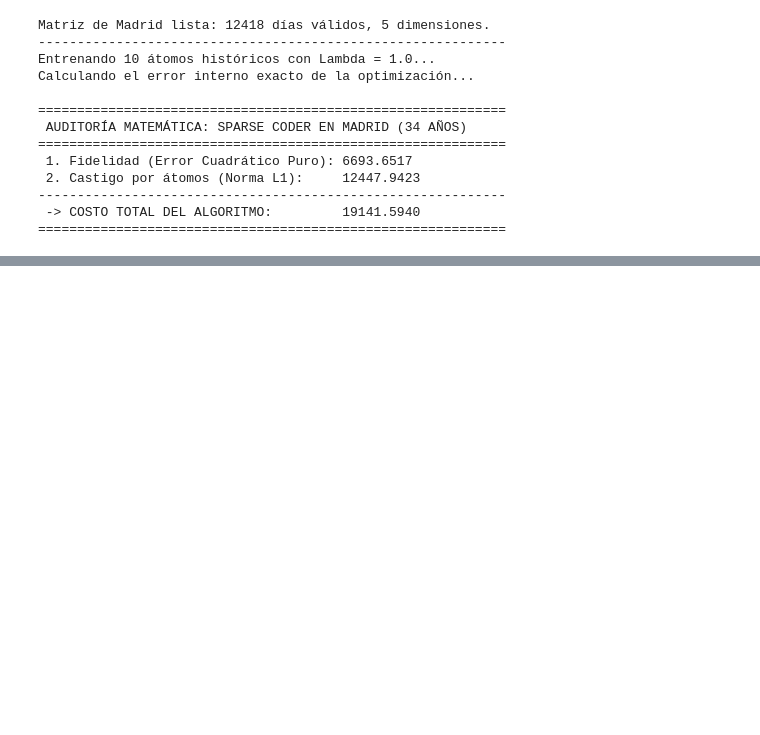
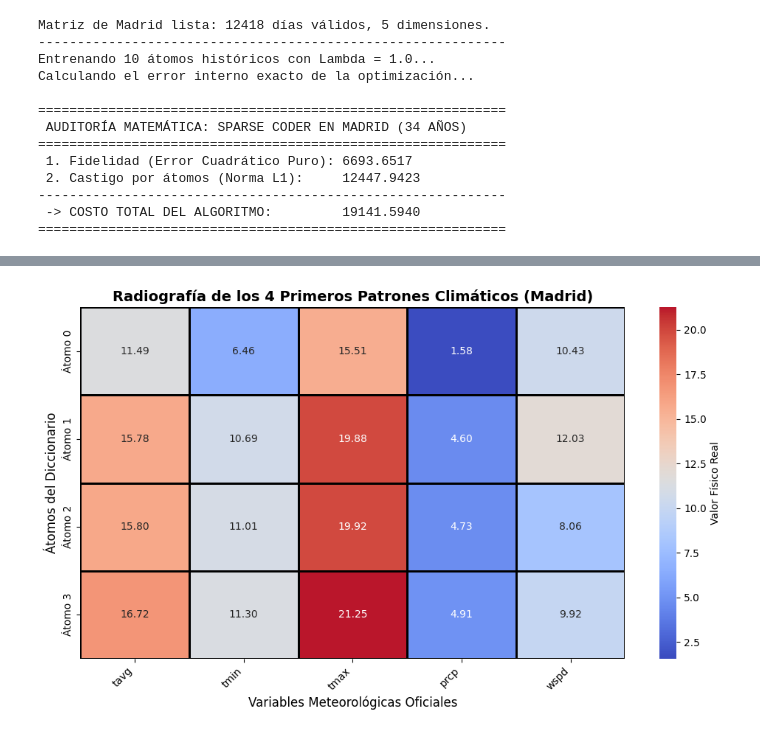
Before and after one commit to adrindrandran/Parcial-ML, a Jupyter notebook: metheo_madrid.ipynb, the cells around one changed output, grey strips where cells are left out. Cells and saved outputs as stored; diff of their text form; code cells hidden in the pictures; blank space fills up the shorter version.

Commit message:
cambias en madrid

```diff
--- a/metheo_madrid.ipynb
+++ b/metheo_madrid.ipynb
@@ -232,3 +232,85 @@ Calculando el error interno exacto de la optimización...
 ------------------------------------------------------------
  -> COSTO TOTAL DEL ALGORITMO:         19141.5940
 ============================================================
+# %%
+import numpy as np
+import pandas as pd
+import matplotlib.pyplot as plt
+import seaborn as sns
+from datetime import datetime
+from meteostat import Point, Daily
+from sklearn.decomposition import DictionaryLearning
+from sklearn.preprocessing import StandardScaler
+
+# ==========================================
+# 1) EXTRACCIÓN Y LIMPIEZA: MADRID (1990 - 2023)
+# ==========================================
+print("Descargando 34 años de clima de Madrid...")
+ubicacion = Point(40.4168, -3.7038, 667)
+inicio = datetime(1990, 1, 1)
+fin = datetime(2023, 12, 31)
+
+datos_brutos = Daily(ubicacion, inicio, fin).fetch()
+
+# Limpieza impecable (sin advertencias de Pandas)
+umbral_validos = int(len(datos_brutos) * 0.70)
+datos_limpios = datos_brutos.dropna(axis=1, thresh=umbral_validos)
+datos_limpios = datos_limpios.ffill().bfill()
+
+X_raw = datos_limpios.select_dtypes(include=[np.number])
+nombres_variables = X_raw.columns.tolist()
+
+# El famoso 'scaler' que faltaba en tu memoria
+scaler = StandardScaler()
+X_scaled = scaler.fit_transform(X_raw)
+
+print(f"Datos listos: {X_scaled.shape[0]} días válidos con {X_scaled.shape[1]} variables.")
+
+# ==========================================
+# 2) ENTRENAMIENTO DEL DICCIONARIO
+# ==========================================
+n_atoms = 40
+print(f"Entrenando {n_atoms} átomos históricos...")
+
+dict_learner = DictionaryLearning(
+    n_components=n_atoms,
+    alpha=1.0,
+    transform_algorithm='lasso_lars',
+    random_state=42,
+    max_iter=1000
+)
+
+dict_learner.fit(X_scaled)
+# El 'dictionary_atoms' que también faltaba
+dictionary_atoms = dict_learner.components_
+
+# ==========================================
+# 3) VISUALIZACIÓN EXACTA DE LOS 4 PRIMEROS ÁTOMOS
+# ==========================================
+print("\nGenerando radiografía de los 4 primeros patrones climáticos...")
+
+# 1. Deshacemos el escalado para ver grados y milímetros reales
+atomos_reales = scaler.inverse_transform(dictionary_atoms)
+
+# 2. Aislamos solo los 4 primeros (índices 0, 1, 2 y 3)
+primeros_4_atomos = atomos_reales[:4, :]
+
+# 3. Lo metemos en un DataFrame con sus nombres físicos
+df_primeros_4 = pd.DataFrame(primeros_4_atomos, columns=nombres_variables)
+df_primeros_4.index = ["Átomo 0", "Átomo 1", "Átomo 2", "Átomo 3"]
+
+# 4. Mapa de Calor con valores numéricos exactos
+plt.figure(figsize=(10, 6))
+
+
+
+sns.heatmap(df_primeros_4, annot=True, fmt=".2f", cmap="coolwarm", center=df_primeros_4.mean().mean(),
+            linewidths=1, linecolor='black', cbar_kws={'label': 'Valor Físico Real'})
+
+plt.title("Radiografía de los 4 Primeros Patrones Climáticos (Madrid)", fontsize=14, fontweight='bold')
+plt.xlabel("Variables Meteorológicas Oficiales", fontsize=12)
+plt.ylabel("Átomos del Diccionario", fontsize=12)
+plt.xticks(rotation=45, ha='right')
+plt.tight_layout()
+plt.show()
+# %% [output]
@@ -234,0 +322 @@ Calculando el error interno exacto de la optimización...
+[figure, added]
```
Also changed, not shown: parts of 3 cells of this notebook.
